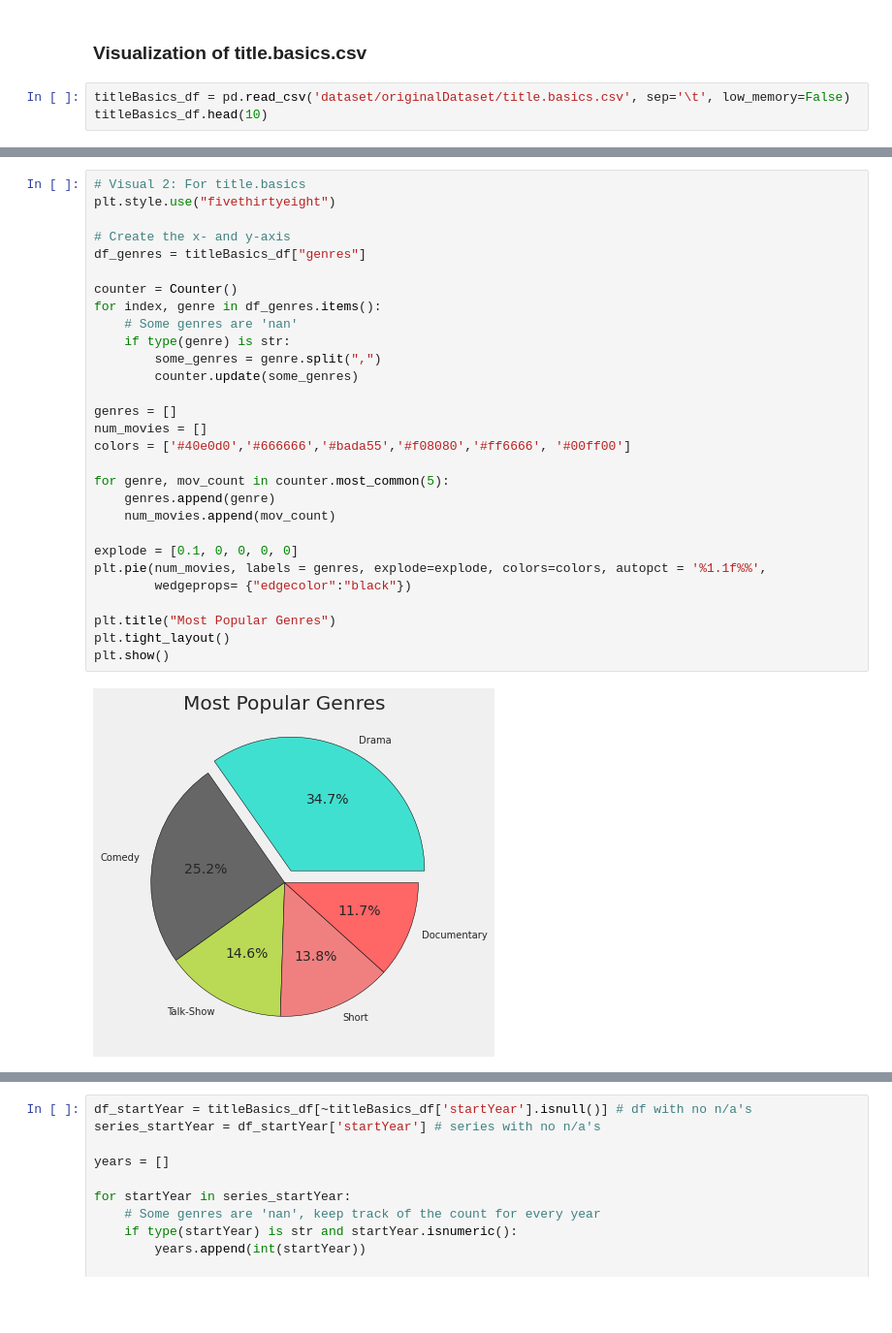
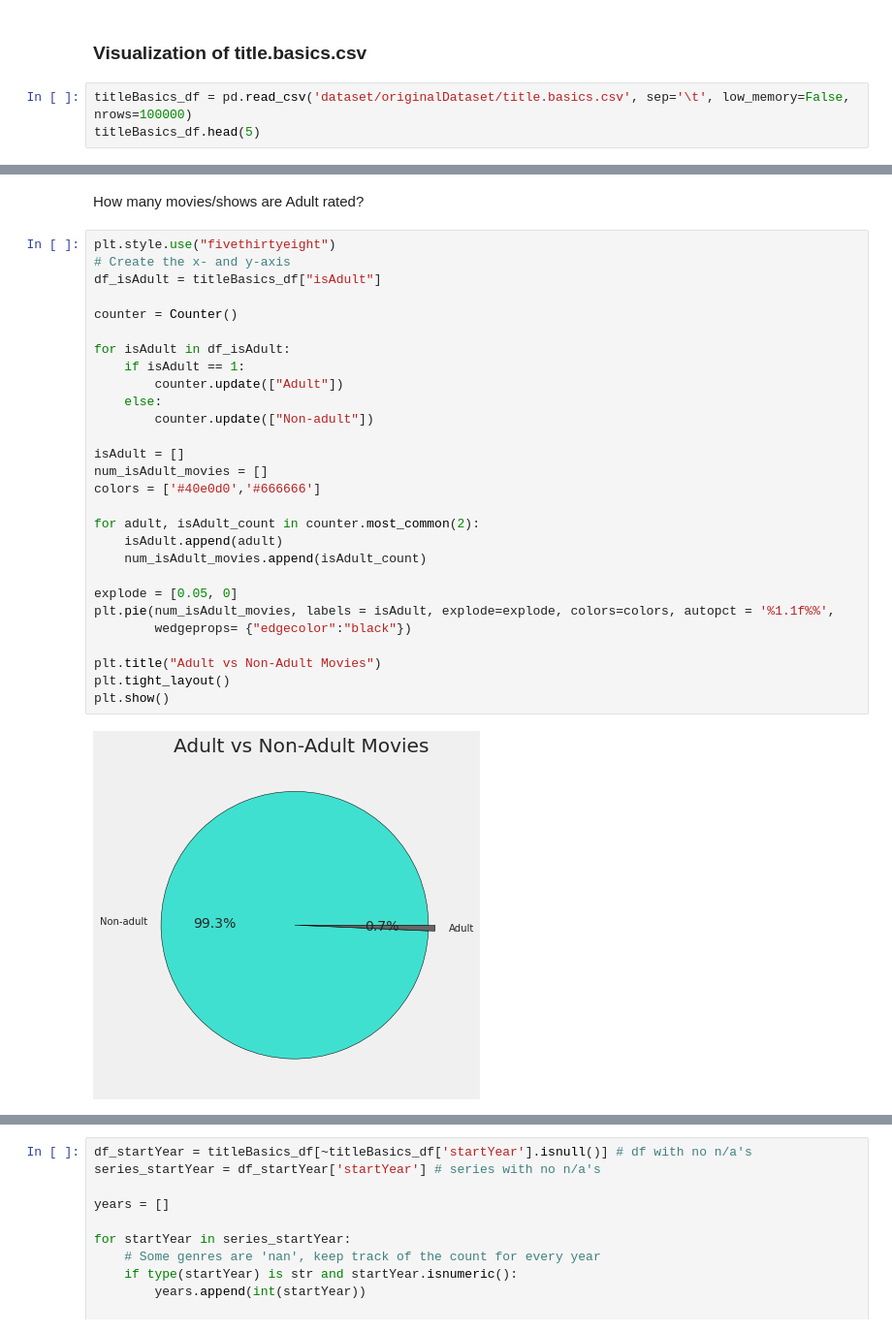
Before and after one commit to harisahmadg/IMDB-Movies-Data-Analysis, a Jupyter notebook: DataVisualization.ipynb, the cells around one changed output, grey strips where cells are left out. Shown at 97% size. Drawn from its saved outputs; the diff is of its cells as text; blank space fills up the shorter version.

```diff
--- a/DataVisualization.ipynb
+++ b/DataVisualization.ipynb
@@ -213,8 +215,8 @@ plt.show()
 # %% [markdown]
 ### Visualization of title.basics.csv
 # %%
-titleBasics_df = pd.read_csv('dataset/originalDataset/title.basics.csv', sep='\t', low_memory=False)
-titleBasics_df.head(10)
+titleBasics_df = pd.read_csv('dataset/originalDataset/title.basics.csv', sep='\t', low_memory=False, nrows=100000)
+titleBasics_df.head(5)
 # %% [output]
 |  | tconst | titleType | primaryTitle | originalTitle | isAdult | startYear | endYear | runtimeMinutes | genres |
 | 0 | tt0000001 | short | Carmencita | Carmencita | 0 | 1894 | \N | 1 | Documentary,Short |
@@ -266,31 +297,32 @@ plt.show()
+# %% [markdown]
+How many movies/shows are Adult rated?
 # %%
-# Visual 2: For title.basics
 plt.style.use("fivethirtyeight")
-
 # Create the x- and y-axis
-df_genres = titleBasics_df["genres"]
+df_isAdult = titleBasics_df["isAdult"]
 
 counter = Counter()
-for index, genre in df_genres.items():
-    # Some genres are 'nan'
-    if type(genre) is str:
-        some_genres = genre.split(",")
-        counter.update(some_genres)
 
-genres = []
-num_movies = []
-colors = ['#40e0d0','#666666','#bada55','#f08080','#ff6666', '#00ff00']
+for isAdult in df_isAdult:
+    if isAdult == 1:
+        counter.update(["Adult"])
+    else:
+        counter.update(["Non-adult"])
 
-for genre, mov_count in counter.most_common(5):
-    genres.append(genre)
-    num_movies.append(mov_count)
+isAdult = []
+num_isAdult_movies = []
+colors = ['#40e0d0','#666666']
 
-explode = [0.1, 0, 0, 0, 0]
-plt.pie(num_movies, labels = genres, explode=explode, colors=colors, autopct = '%1.1f%%',
+for adult, isAdult_count in counter.most_common(2):
+    isAdult.append(adult)
+    num_isAdult_movies.append(isAdult_count)
+
+explode = [0.05, 0]
+plt.pie(num_isAdult_movies, labels = isAdult, explode=explode, colors=colors, autopct = '%1.1f%%',
         wedgeprops= {"edgecolor":"black"})
 
-plt.title("Most Popular Genres")
+plt.title("Adult vs Non-Adult Movies")
 plt.tight_layout()
 plt.show()
 # %% [output]
-[figure, old version]
+[figure, new version]
```
Also changed, not shown: parts of 33 cells of this notebook.
